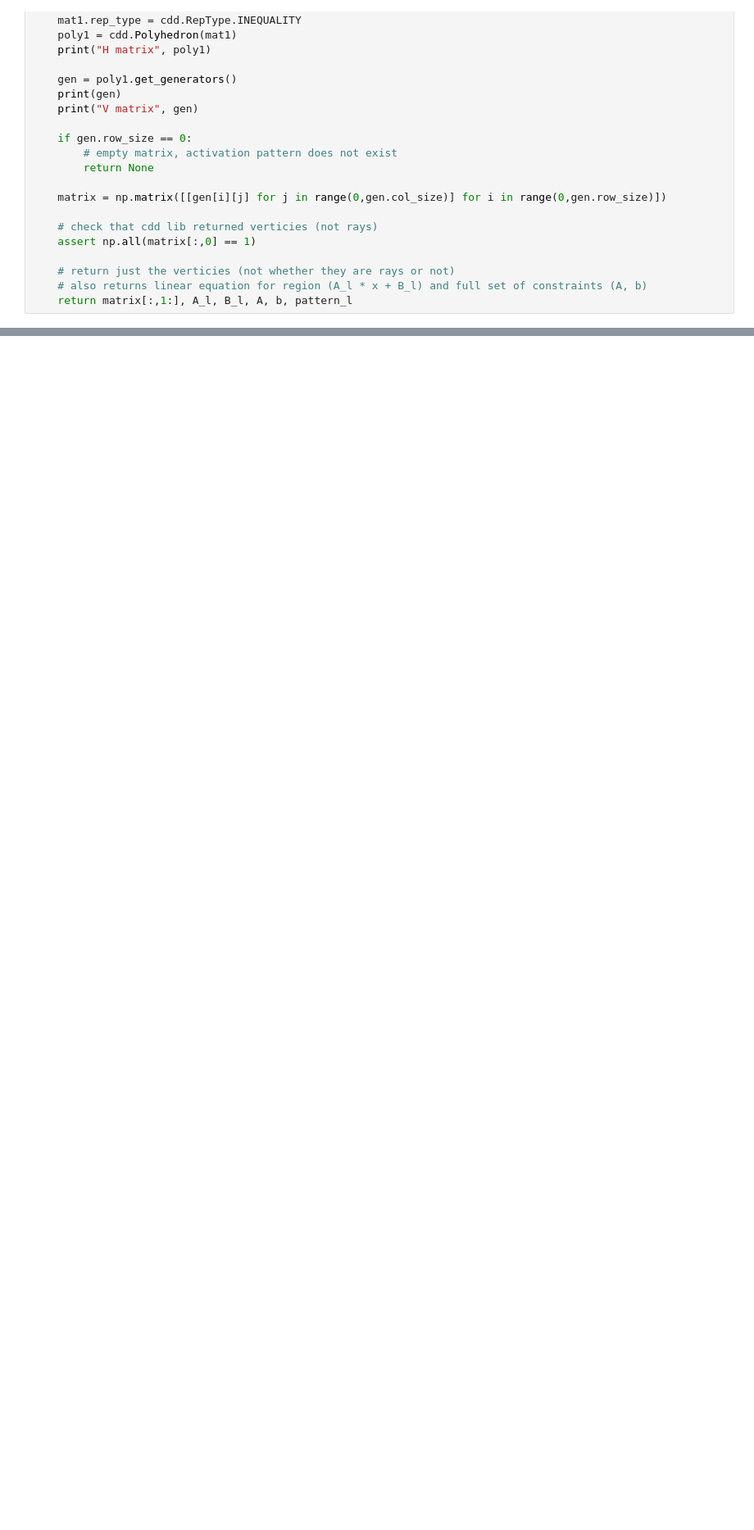
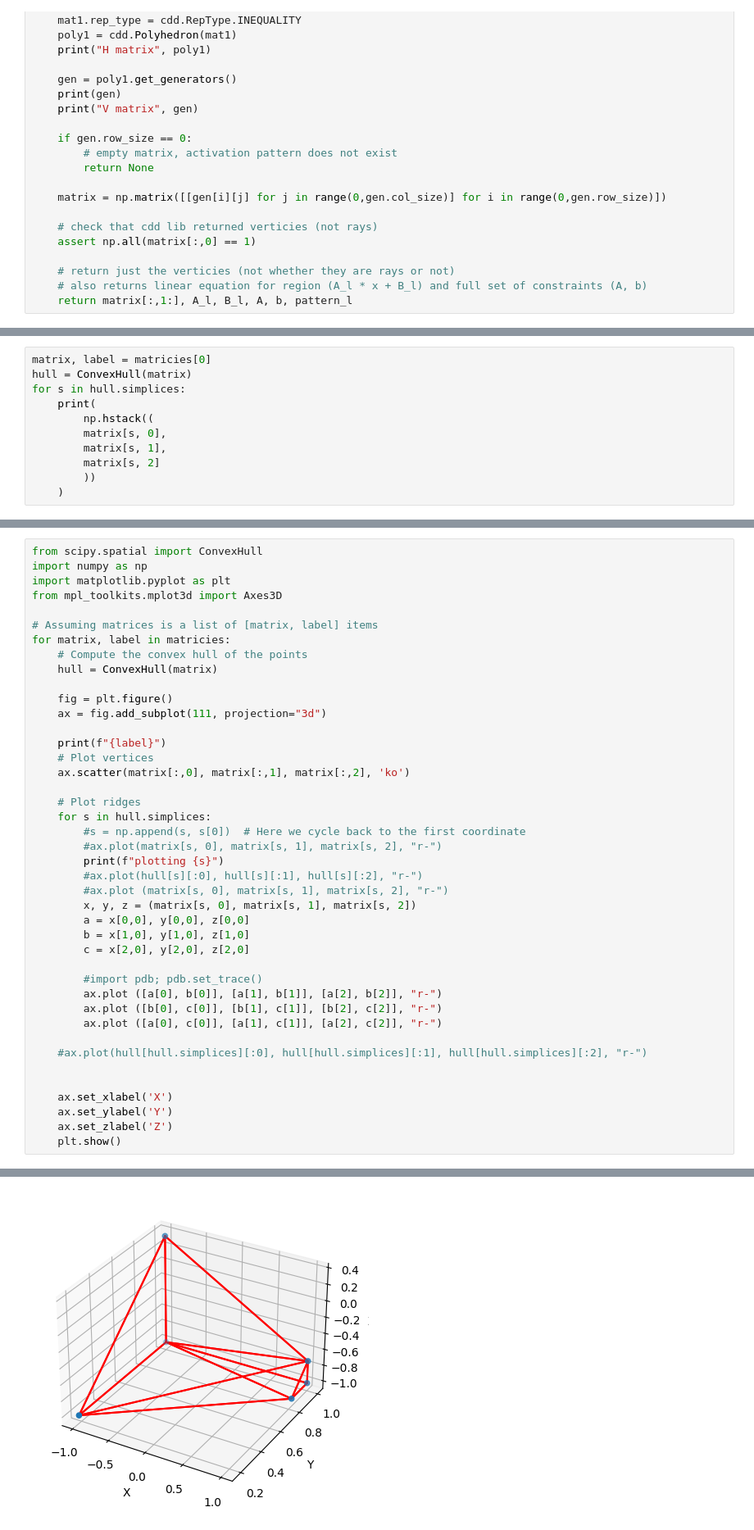
Before and after one commit to a2i2/tree_diff, a Jupyter notebook: notebooks/Merge_NN.ipynb, the cells around one changed output, grey strips where cells are left out. Shown at 82% size. Cells and saved outputs as stored; diff of their text form; blank space fills up the shorter version.

```diff
--- a/notebooks/Merge_NN.ipynb
+++ b/notebooks/Merge_NN.ipynb
@@ -341,0 +448,11 @@ plt.show()
+# %%
+matrix, label = matricies[0]
+hull = ConvexHull(matrix)
+for s in hull.simplices:
+    print(
+        np.hstack((
+        matrix[s, 0],
+        matrix[s, 1],
+        matrix[s, 2]
+        ))
+    )
@@ -341,0 +504,43 @@ plt.show()
+# %%
+from scipy.spatial import ConvexHull
+import numpy as np
+import matplotlib.pyplot as plt
+from mpl_toolkits.mplot3d import Axes3D
+
+# Assuming matrices is a list of [matrix, label] items
+for matrix, label in matricies:
+    # Compute the convex hull of the points
+    hull = ConvexHull(matrix)
+
+    fig = plt.figure()
+    ax = fig.add_subplot(111, projection="3d")
+
+    print(f"{label}")
+    # Plot vertices
+    ax.scatter(matrix[:,0], matrix[:,1], matrix[:,2], 'ko')
+
+    # Plot ridges
+    for s in hull.simplices:
+        #s = np.append(s, s[0])  # Here we cycle back to the first coordinate
+        #ax.plot(matrix[s, 0], matrix[s, 1], matrix[s, 2], "r-")
+        print(f"plotting {s}")
+        #ax.plot(hull[s][:0], hull[s][:1], hull[s][:2], "r-")
+        #ax.plot (matrix[s, 0], matrix[s, 1], matrix[s, 2], "r-")
+        x, y, z = (matrix[s, 0], matrix[s, 1], matrix[s, 2])
+        a = x[0,0], y[0,0], z[0,0]
+        b = x[1,0], y[1,0], z[1,0]
+        c = x[2,0], y[2,0], z[2,0]
+
+        #import pdb; pdb.set_trace()
+        ax.plot ([a[0], b[0]], [a[1], b[1]], [a[2], b[2]], "r-")
+        ax.plot ([b[0], c[0]], [b[1], c[1]], [b[2], c[2]], "r-")
+        ax.plot ([a[0], c[0]], [a[1], c[1]], [a[2], c[2]], "r-")
+
+    #ax.plot(hull[hull.simplices][:0], hull[hull.simplices][:1], hull[hull.simplices][:2], "r-")
+
+
+    ax.set_xlabel('X')
+    ax.set_ylabel('Y')
+    ax.set_zlabel('Z')
+    plt.show()
+# %% [output]
@@ -341,0 +556 @@ plt.show()
+[figure, added]
```
Also changed, not shown: parts of 32 cells of this notebook.
